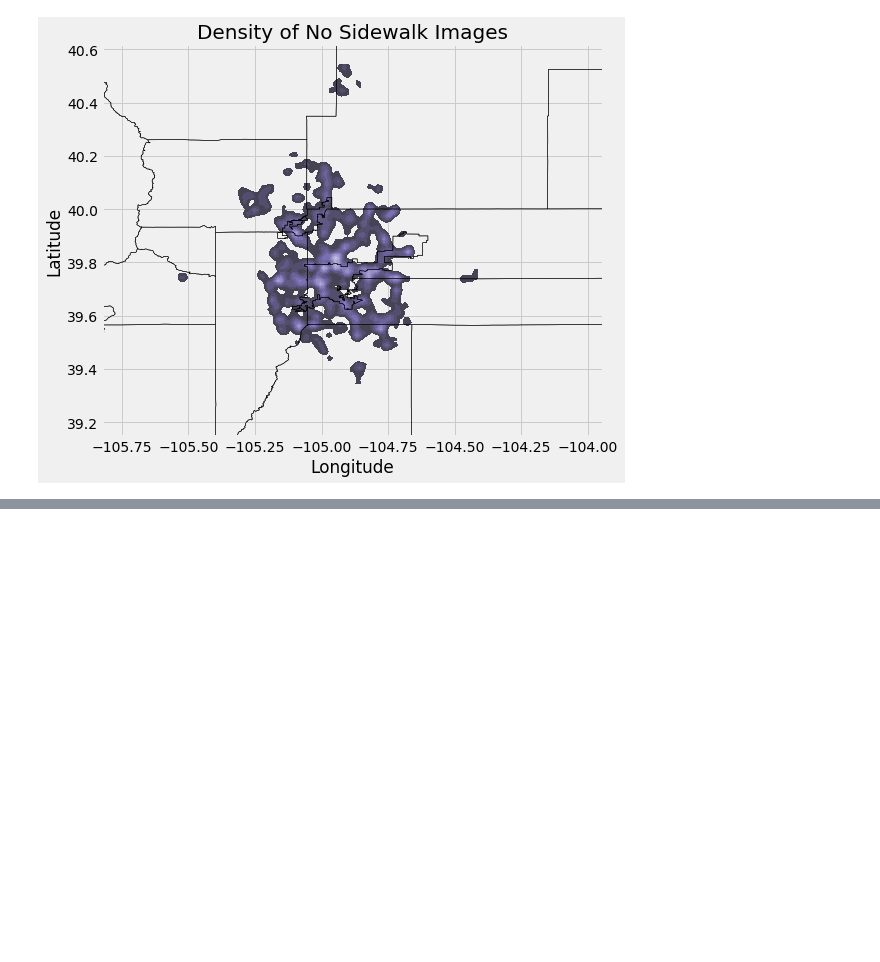
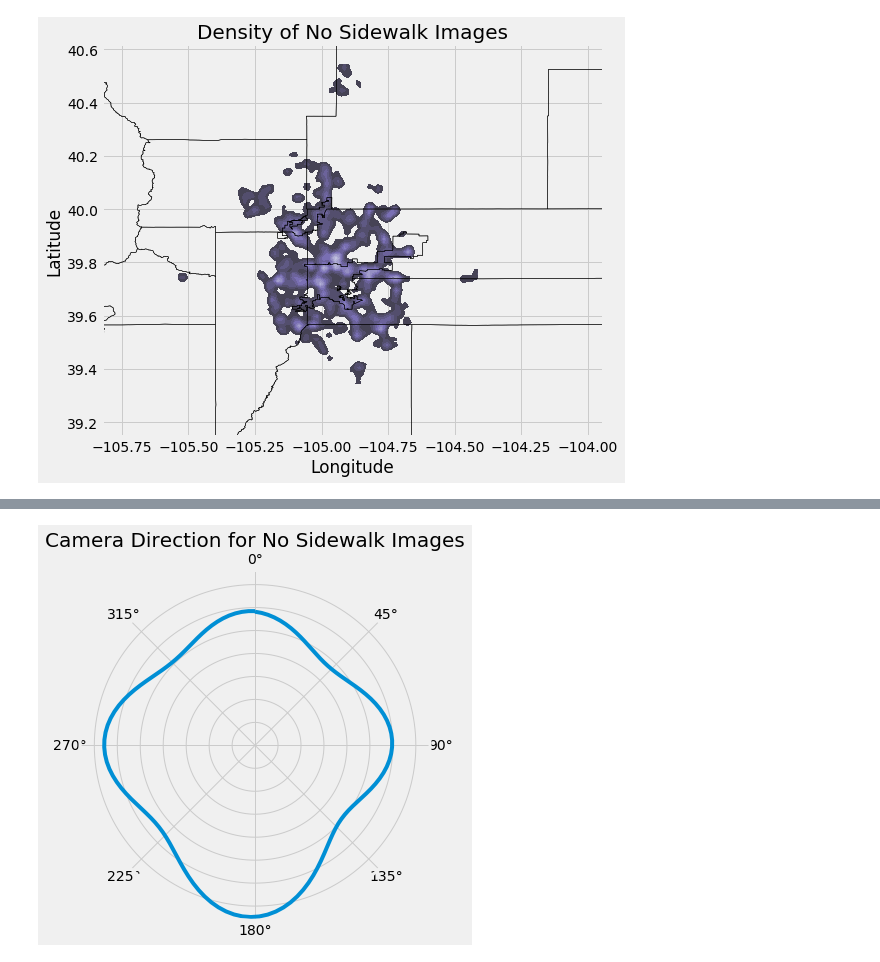
Before and after one commit to chrisoyer/sidewalk_deep-learning, a Jupyter notebook: sidewalks_data_acquisition.ipynb, the cells around one changed output, grey strips where cells are left out. Saved outputs shown, nothing was run; the diff lists cells and outputs as text; code cells hidden in the pictures; blank space fills up the shorter version.

```diff
--- a/sidewalks_data_acquisition.ipynb
+++ b/sidewalks_data_acquisition.ipynb
@@ -618,0 +638,4 @@ location_plotter(no_sidewalk_loc_xy, "No Sidewalk")
+# %%
+polar_plotter(no_sidewalk_loc_headings, "No Sidewalk")
+# %% [output]
+[figure, added]
```
Also changed, not shown: parts of 7 cells of this notebook.
